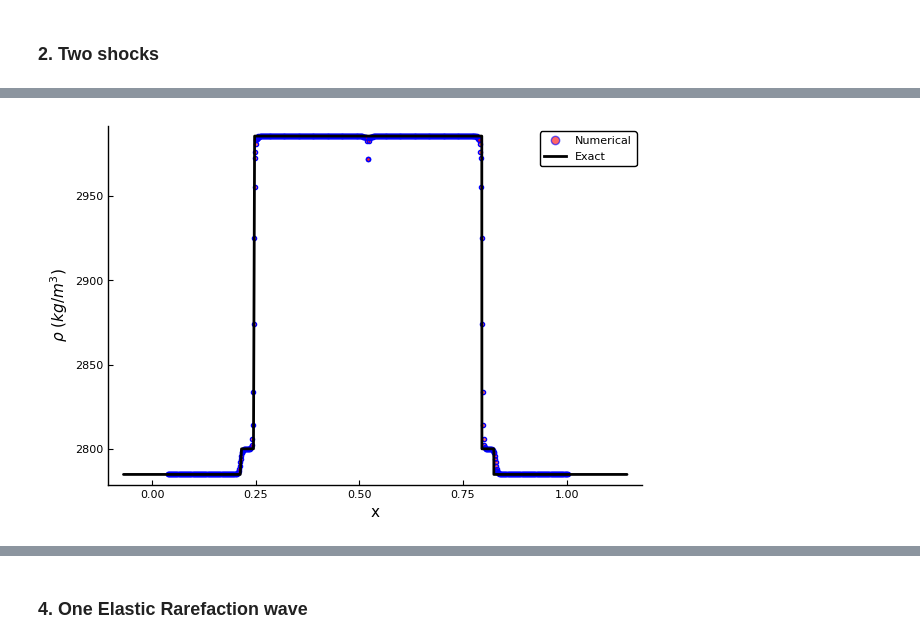
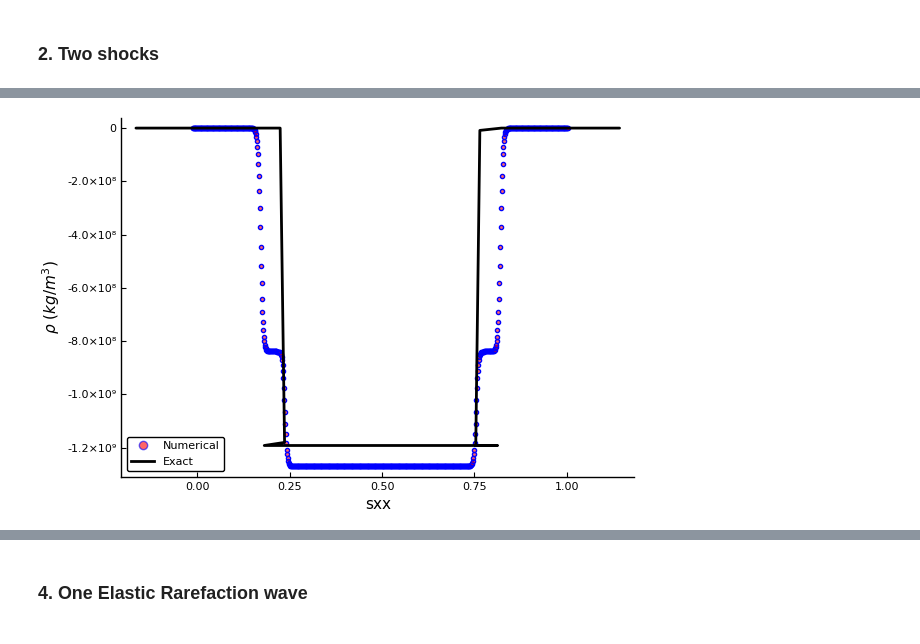
Before and after one commit to bfly123/Exact-Elastic-plastic-Riemann-Solver-, a Jupyter notebook: ExactRiemannSolverAndTests.ipynb, the cells around one changed output, grey strips where cells are left out. Cells and saved outputs as stored; diff of their text form; code cells hidden in the pictures.

```diff
--- a/ExactRiemannSolverAndTests.ipynb
+++ b/ExactRiemannSolverAndTests.ipynb
@@ -748,7 +736,8 @@ function Exact_Riemann(UL::Array{Float64,1}, UR::Array{Float64,1}, conL::Const,
     ρR, uR, pR, sxxR = UR[1:4]
     ρLStar = ρL
     ρRStar = ρR
-
+    varL = var₀L
+    varR = var₀R
     caseL = Shock(1)
     caseR = Shock(3)
 
@@ -770,14 +759,14 @@ function Exact_Riemann(UL::Array{Float64,1}, UR::Array{Float64,1}, conL::Const,
       if c <= TOL
             break
         end
-       @show F
+    #   @show F
         U = U - J\F
         ρRStar = U[1]
         ρLStar = U[2]
 
         caseL = CaseSelect(sxxL,ρL,ρLStar,conL,1)
         caseR = CaseSelect(sxxR,ρR,ρRStar,conR,2)
-    @show caseL,caseR
+  #  @show caseL,caseR
    end
 
     sxxLStar = Sxx(ρLStar, varL, conL)
@@ -794,6 +783,17 @@ function Exact_Riemann(UL::Array{Float64,1}, UR::Array{Float64,1}, conL::Const,
     URStar = [ρRStar, s_Star, pRStar,sxxRStar]
 
     return  ŨL, ULStar,URStar, ŨR, caseL,caseR
+   #   return   ULStar,URStar
 end
 # %% [output]
 Exact_Riemann (generic function with 1 method)
+# %%
+UL=  [2785,10.0,1.0,-2.0e8]
+UR = [2785,0.0,1.0,-2.0e8]
+
+conL = Const(3e8,2785,2.0,2.76e10,5328.0,1.338)
+conR = Const(3e8,2785,2.0,2.76e10,5328.0,1.338)
+
+ Exact_Riemann(UL,UR,conL,conR)
+#@btime Exact_Riemann(UL,UR,conL,conR)
+ Exact_Riemann(UL,UR,conL,conR)# 0.000141 seconds (572 allocations: 19.797 KiB)
@@ -1605,8 +1682,8 @@ savefig(p1, "case1sigma.pdf")
 # %% [markdown]
 ### 2. Two shocks
 # %%
-UL=  [2785,800.0,1.0,0.0]
-UR = [2785,0.0,1.0,0.0]
+UL=  [2785,-200.0,1.0,-2.0e8]
+UR = [2785,0.0,1.0,-2.0e8]
 
 conL = Const(3e8,2785,2.0,2.76e10,5328.0,1.338)
 conR = Const(3e8,2785,2.0,2.76e10,5328.0,1.338)
@@ -1629,9 +1699,9 @@ uo1,x1 = TimeSolve(uo,x1,inter)
 # %%
-p1 = plot(x1,uo1[:,1],grid=nothing,marker =(3,0.6,Plots.stroke(:blue)),color = "red",width=1,line=nothing,label = "Numerical",xlims!=[0.0:1.0])
- plot!(x .+0.5 ,U[:,1],xlabel= "x",ylab=L"\rho \  (kg/m^3)", width=2,label="Exact",color="black")
-savefig(p1, "case2rho.pdf")
+p1 = plot(x1,uo1[:,3],grid=nothing,marker =(3,0.6,Plots.stroke(:blue)),color = "red",width=1,line=nothing,label = "Numerical",xlims!=[0.0:1.0])
+ plot!(x .+0.5 ,U[:,3],xlabel= "sxx",ylab=L"\rho \  (kg/m^3)", width=2,label="Exact",color="black")
+#savefig(p1, "case2rho.pdf")
 # %% [output]
-[figure, old version]
+[figure, new version]
 # %%
 p1 = plot(x1,uo1[:,2],grid=nothing,marker =(3,0.6,Plots.stroke(:blue)),color = "red",width=1,line=nothing,label = "Numerical",xlims!=[0.0:1.0])
  plot!(x .+0.5 ,U[:,2],xlabel= "x",ylab=L"u \  (m/s)", width=2,label="Exact",color="black")
```
Also changed, not shown: parts of 58 cells of this notebook.
